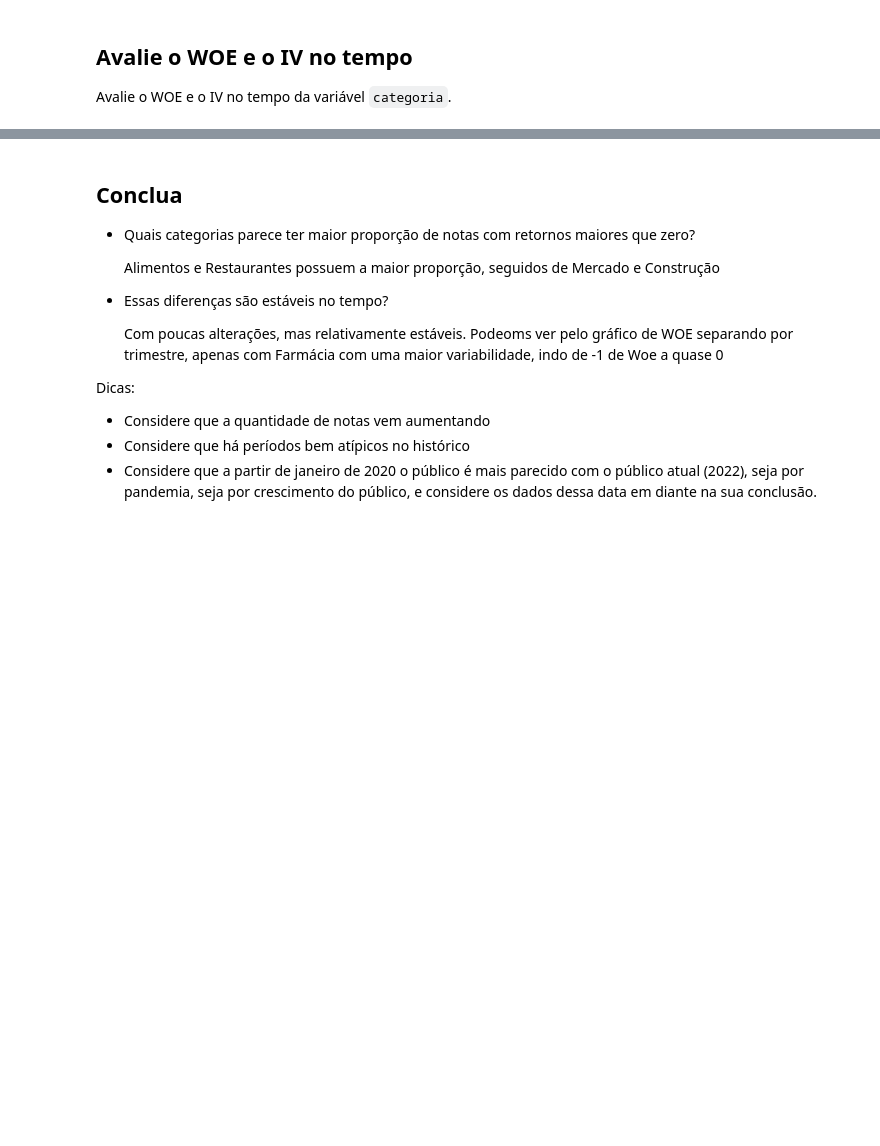
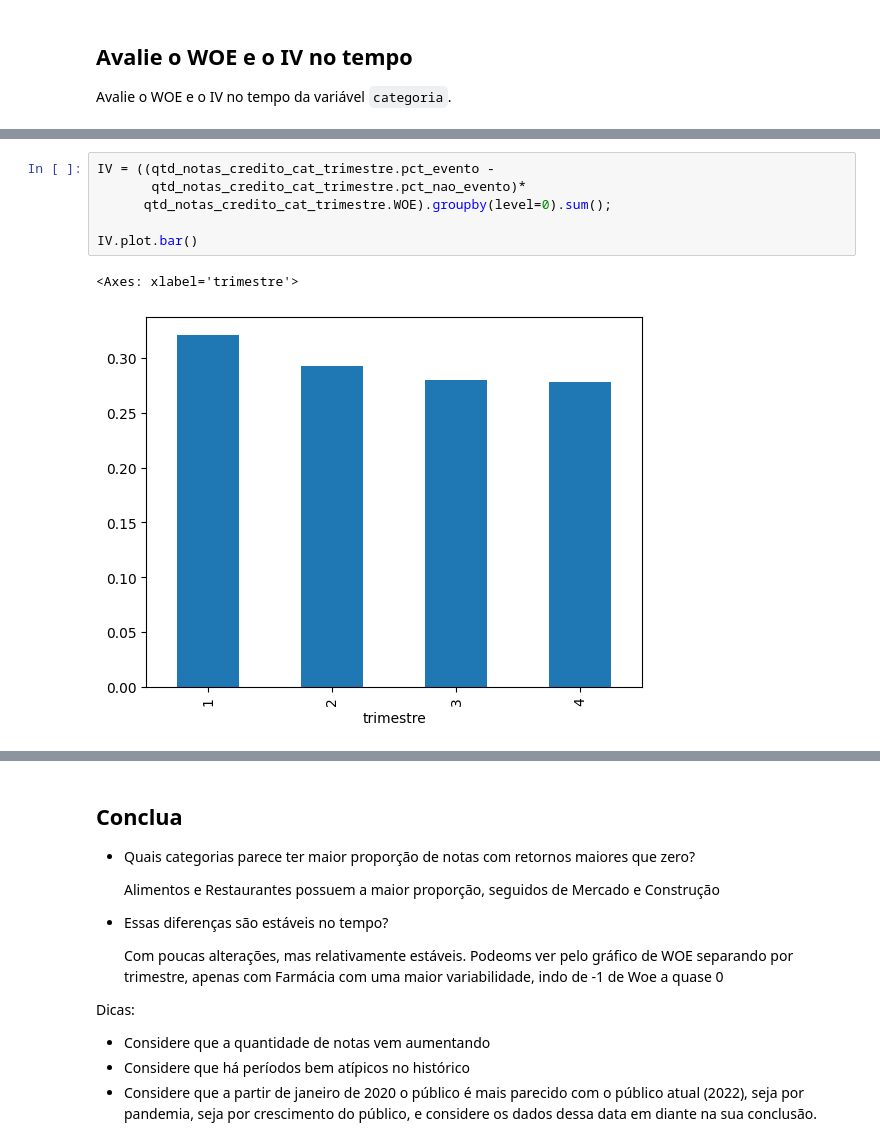
Before and after one commit to heberrossi/Curso_CientistaDeDados_EBAC_Exercicios, a Jupyter notebook: MÓD 36 - DESCRITIVA IV/Exercício 2/ProfCientistaDados m36_supportmaterial_exercise02.ipynb, the cells around one changed output, grey strips where cells are left out. Cells and saved outputs as stored; diff of their text form; blank space fills up the shorter version.

```diff
--- a/MÓD 36 - DESCRITIVA IV/Exercício 2/ProfCientistaDados m36_supportmaterial_exercise02.ipynb
+++ b/MÓD 36 - DESCRITIVA IV/Exercício 2/ProfCientistaDados m36_supportmaterial_exercise02.ipynb
@@ -408,0 +425,9 @@ ax.set_xlabel('Safra', loc='right');
+# %%
+IV = ((qtd_notas_credito_cat_trimestre.pct_evento -
+       qtd_notas_credito_cat_trimestre.pct_nao_evento)*
+      qtd_notas_credito_cat_trimestre.WOE).groupby(level=0).sum();
+
+IV.plot.bar()
+# %% [output]
+<Axes: xlabel='trimestre'>
+[figure, added]
```
Also changed, not shown: parts of 13 cells of this notebook.
